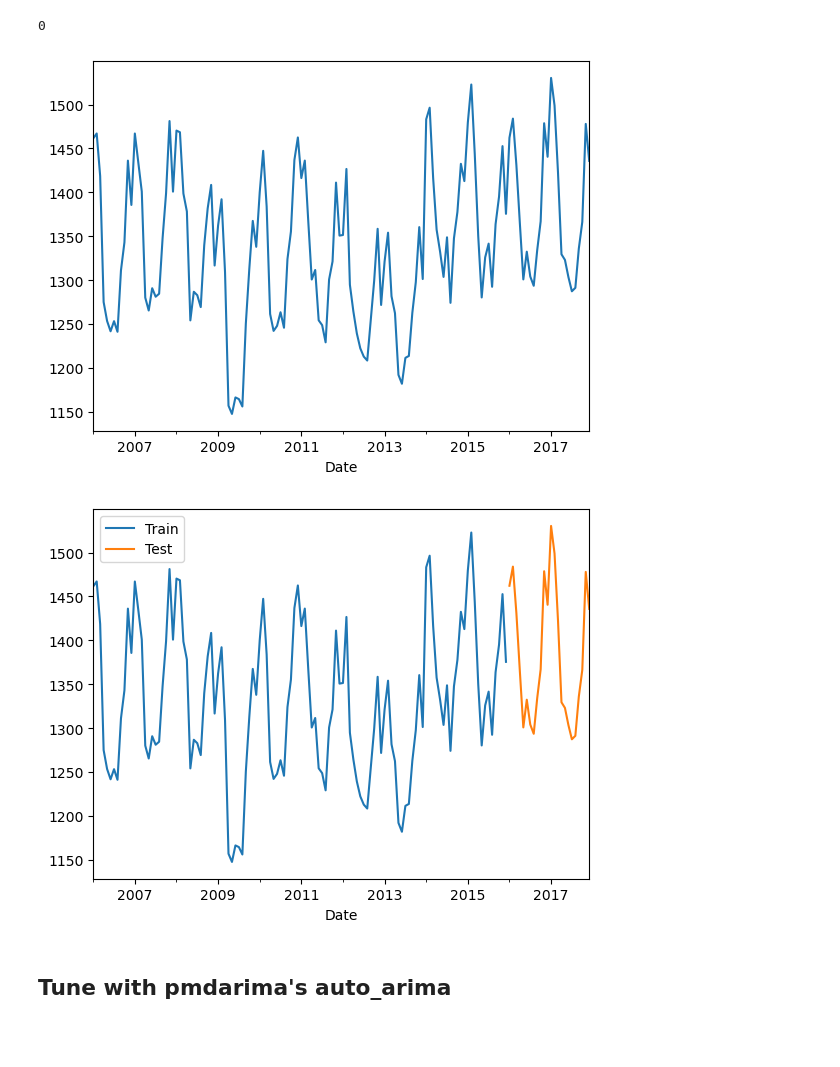
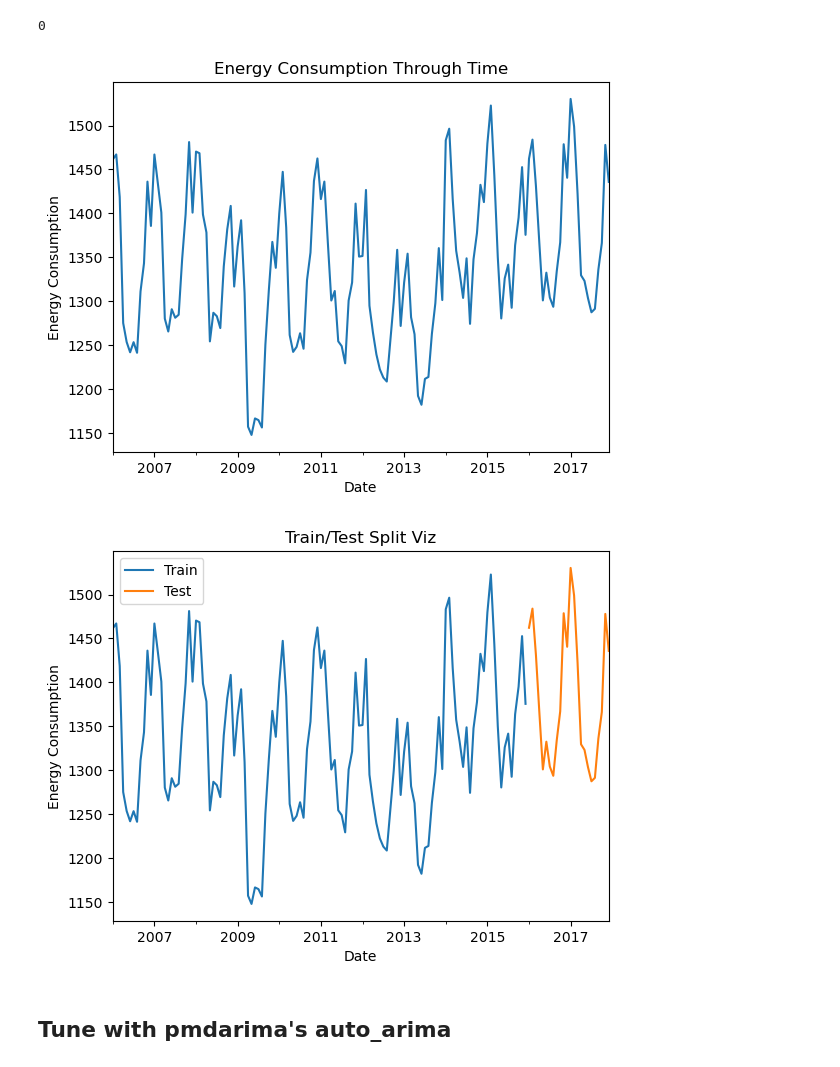
Before and after one commit to LoveidaLucero/Time-Series-Forecasting, a Jupyter notebook: GridSearch.ipynb, the cells around one changed output. Saved outputs shown, nothing was run; the diff lists cells and outputs as text; code cells hidden in the pictures; blank space fills up the shorter version.

Commit message:
updated visuals

```diff
--- a/GridSearch.ipynb
+++ b/GridSearch.ipynb
@@ -227,18 +211,20 @@ ts.isna().sum()
 0
 # %%
 # Visualize the time series
-ts.plot();
+ts.plot(ylabel = 'Energy Consumption', title = 'Energy Consumption Through Time');
 # %% [output]
-[figure, old version]
+[figure, new version]
 # %%
 # tts so test size is 24 lags
 test_lags = 24
 train, test = train_test_split(ts, test_size= test_lags)
 ax = train.plot(label='Train')
 test.plot(ax=ax, label='Test')
+ax.set_ylabel('Energy Consumption')
+ax.set_title('Train/Test Split Viz')
 ax.legend();
 # %% [output]
-[figure, old version]
+[figure, new version]
 # %% [markdown]
 ## Tune with pmdarima's auto_arima
 # %%
```
Also changed, not shown: parts of 5 cells of this notebook.
